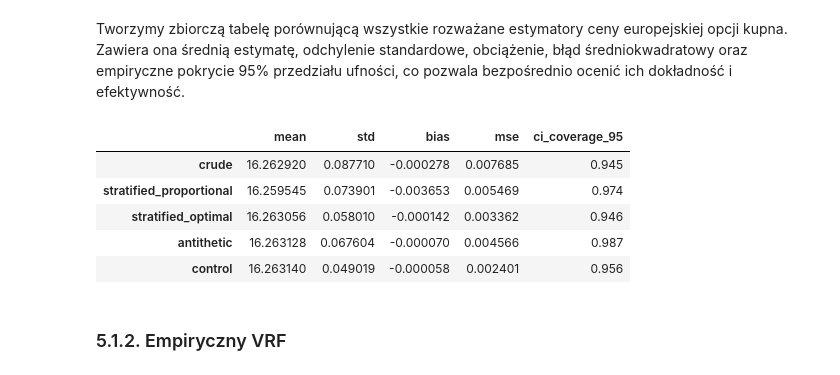
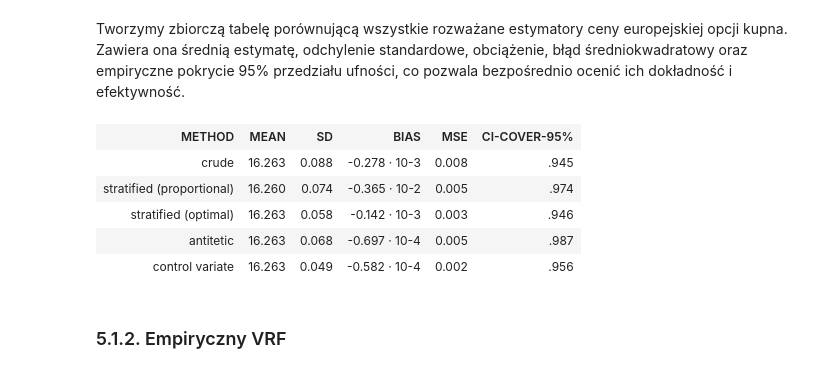
Before and after one commit to miplock/monte_carlo_project_2, a Jupyter notebook: notebooks/general/sketch.ipynb, the cells around one changed output. Cells and saved outputs as stored; diff of their text form; code cells hidden in the pictures.

```diff
--- a/notebooks/general/sketch.ipynb
+++ b/notebooks/general/sketch.ipynb
@@ -349,16 +375,25 @@ Tworzymy zbiorczą tabelę porównującą wszystkie rozważane estymatory ceny e
 # %%
 stats_path = ROOT / "data" / "european_estimator_stats.pkl"
 with stats_path.open("rb") as f:
     payload = pickle.load(f)
 
-df = pd.DataFrame(payload["stats"]).T
-df
+table = payload.get("display_table")
+def _html_table(table):
+    header = "".join([f"<th>{h}</th>" for h in table[0]])
+    rows = []
+    for row in table[1:]:
+        cells = "".join([f"<td>{c}</td>" for c in row])
+        rows.append(f"<tr>{cells}</tr>")
+    table_html = "<table>" + "<tr>" + header + "</tr>" + "".join(rows) + "</table>"
+    return table_html
+
+display(HTML(_html_table(table)))
 # %% [output]
-|  | mean | std | bias | mse | ci_coverage_95 |
-| crude | 16.262920 | 0.087710 | -0.000278 | 0.007685 | 0.945 |
-| stratified_proportional | 16.259545 | 0.073901 | -0.003653 | 0.005469 | 0.974 |
-| stratified_optimal | 16.263056 | 0.058010 | -0.000142 | 0.003362 | 0.946 |
-| antithetic | 16.263128 | 0.067604 | -0.000070 | 0.004566 | 0.987 |
-| control | 16.263140 | 0.049019 | -0.000058 | 0.002401 | 0.956 |
+| METHOD | MEAN | SD | BIAS | MSE | CI-COVER-95% |
+| crude | 16.263 | 0.088 | -0.278 · 10-3 | 0.008 | .945 |
+| stratified (proportional) | 16.260 | 0.074 | -0.365 · 10-2 | 0.005 | .974 |
+| stratified (optimal) | 16.263 | 0.058 | -0.142 · 10-3 | 0.003 | .946 |
+| antitetic | 16.263 | 0.068 | -0.697 · 10-4 | 0.005 | .987 |
+| control variate | 16.263 | 0.049 | -0.582 · 10-4 | 0.002 | .956 |
 # %% [markdown]
 ### 5.1.2. Empiryczny VRF
```
Also changed, not shown: parts of 28 cells of this notebook, 16 other files.
